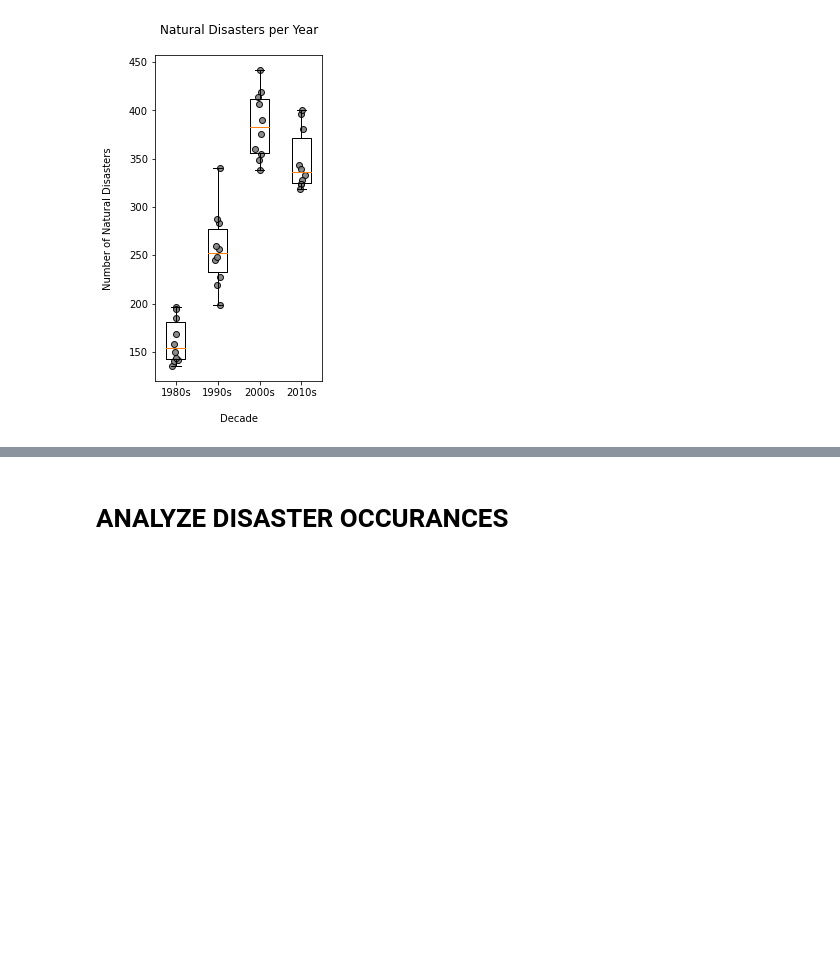
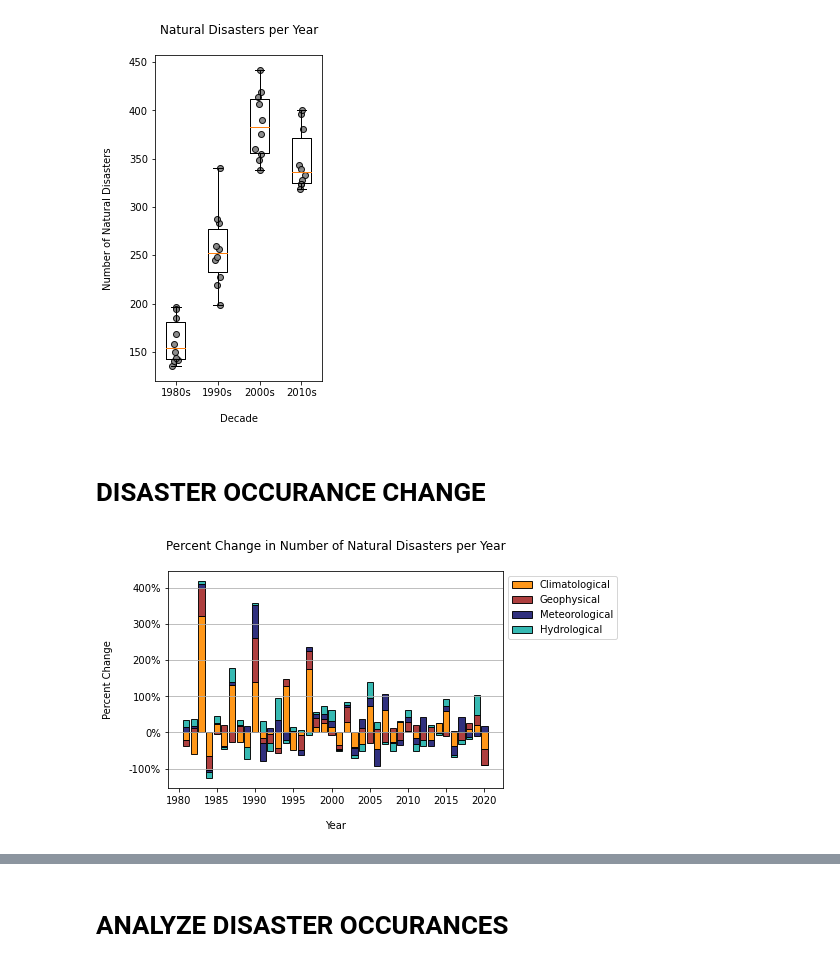
Before and after one commit to felixshier/naturalDisasterAnalysis, a Jupyter notebook: Total Natural Disasters/Natural Disaster Analysis.ipynb, the cells around one changed output, grey strips where cells are left out. Drawn from its saved outputs; the diff is of its cells as text; code cells hidden in the pictures; blank space fills up the shorter version.

Commit message:
add percent change analysis

```diff
--- a/Total Natural Disasters/Natural Disaster Analysis.ipynb
+++ b/Total Natural Disasters/Natural Disaster Analysis.ipynb
@@ -275,3 +275,61 @@ plt.scatter(x3,total_box_data[3], color = 'grey', edgecolor = 'black', alpha = 0
 plt.savefig("C:/Users/Felix/Documents/GitHub/naturalDisasterAnalysis/Total Natural Disasters/total figures/disastersPerYearBOX.png", bbox_inches='tight')
 # %% [output]
 [figure]
+# %% [markdown]
+# DISASTER OCCURANCE CHANGE
+# %%
+disaster_changes = [(disaster_counts[i+1]-disaster_counts[i])/disaster_counts[i] for i in range(1980,2020)]
+climatological_disaster_changes = [(climatological_disaster_counts[i+1]-climatological_disaster_counts[i])/climatological_disaster_counts[i] for i in range(1980,2020)]
+geophysical_disaster_changes = [(geophysical_disaster_counts[i+1]-geophysical_disaster_counts[i])/geophysical_disaster_counts[i] for i in range(1980,2020)]
+meteorological_disaster_changes = [(meteorological_disaster_counts[i+1]-meteorological_disaster_counts[i])/meteorological_disaster_counts[i] for i in range(1980,2020)]
+hydrological_disaster_changes = [(hydrological_disaster_counts[i+1]-hydrological_disaster_counts[i])/hydrological_disaster_counts[i] for i in range(1980,2020)]
+# %%
+# single bar chart
+
+bottom1 = climatological_disaster_changes
+bottom2 = np.add(bottom1, geophysical_disaster_changes).tolist()
+bottom3 = np.add(bottom2, hydrological_disaster_changes).tolist()
+
+data = np.array([climatological_disaster_changes, geophysical_disaster_changes, meteorological_disaster_changes, hydrological_disaster_changes])
+
+data_shape = np.shape(data)
+
+# Take negative and positive data apart and cumulate
+def get_cumulated_array(data, **kwargs):
+    cum = data.clip(**kwargs)
+    cum = np.cumsum(cum, axis=0)
+    d = np.zeros(np.shape(data))
+    d[1:] = cum[:-1]
+    return d
+
+cumulated_data = get_cumulated_array(data, min=0)
+cumulated_data_neg = get_cumulated_array(data, max=0)
+
+# Re-merge negative and positive data.
+row_mask = (data<0)
+cumulated_data[row_mask] = cumulated_data_neg[row_mask]
+data_stack = cumulated_data
+
+cols = ["darkorange", "brown", "midnightblue", "lightseagreen"]
+labs = ["Climatological", "Geophysical", "Meteorological", "Hydrological"]
+
+fig = plt.figure()
+ax = plt.subplot(111)
+
+for i in np.arange(0, data_shape[0]):
+    ax.bar(range(1981, 2021), data[i], bottom=data_stack[i], edgecolor = 'black', color=cols[i], alpha = 0.9, label = labs[i])
+
+plt.grid(axis = 'y')
+
+plt.title("Percent Change in Number of Natural Disasters per Year\n")
+plt.xlabel("\nYear")
+plt.ylabel("Percent Change\n")
+
+vals = ax.get_yticks()
+ax.set_yticklabels(['{:,.0%}'.format(x) for x in vals])
+
+lgd = plt.legend(bbox_to_anchor=(1,1), loc = 'upper left')
+
+plt.savefig("C:/Users/Felix/Documents/GitHub/naturalDisasterAnalysis/Total Natural Disasters/total figures/disasterChangePerYearSBC.png", bbox_extra_artists=(lgd,), bbox_inches='tight')
+# %% [output]
+[figure, added]
```
Also changed, not shown: parts of 3 cells of this notebook, 4 other files.
